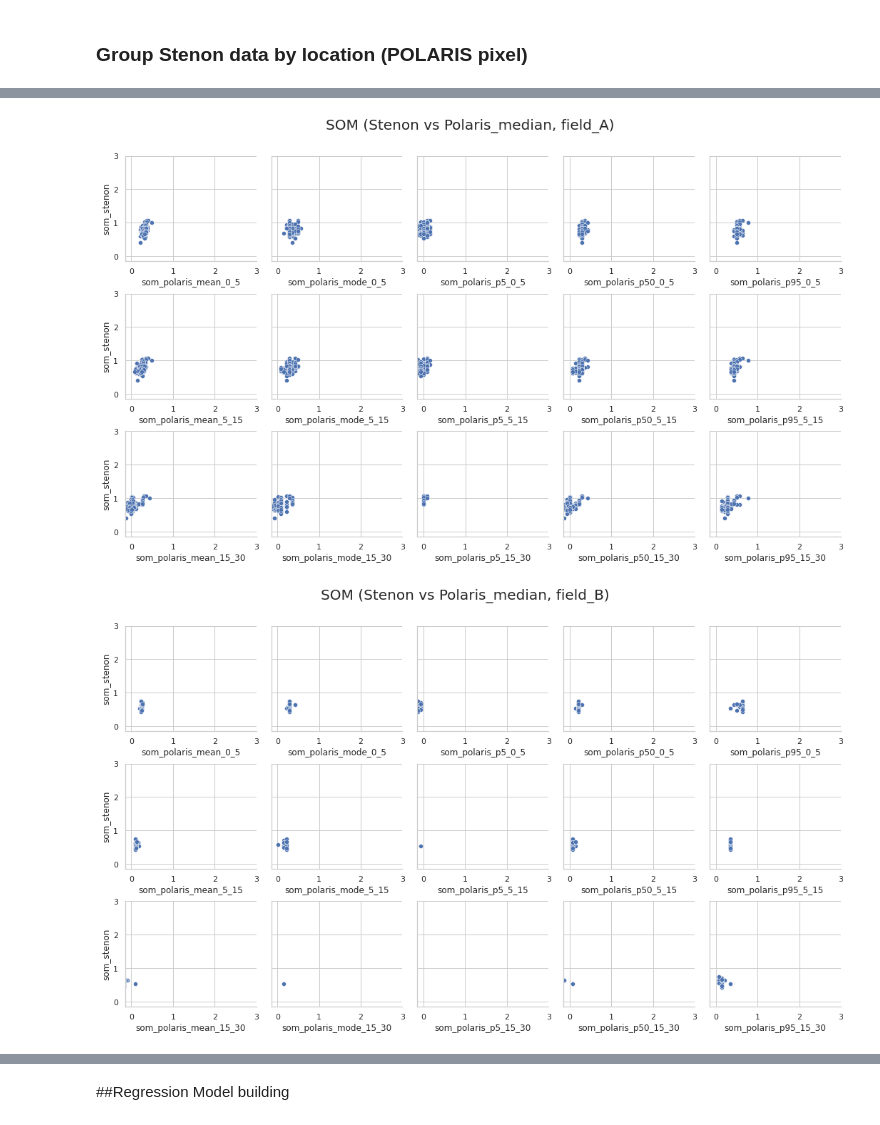
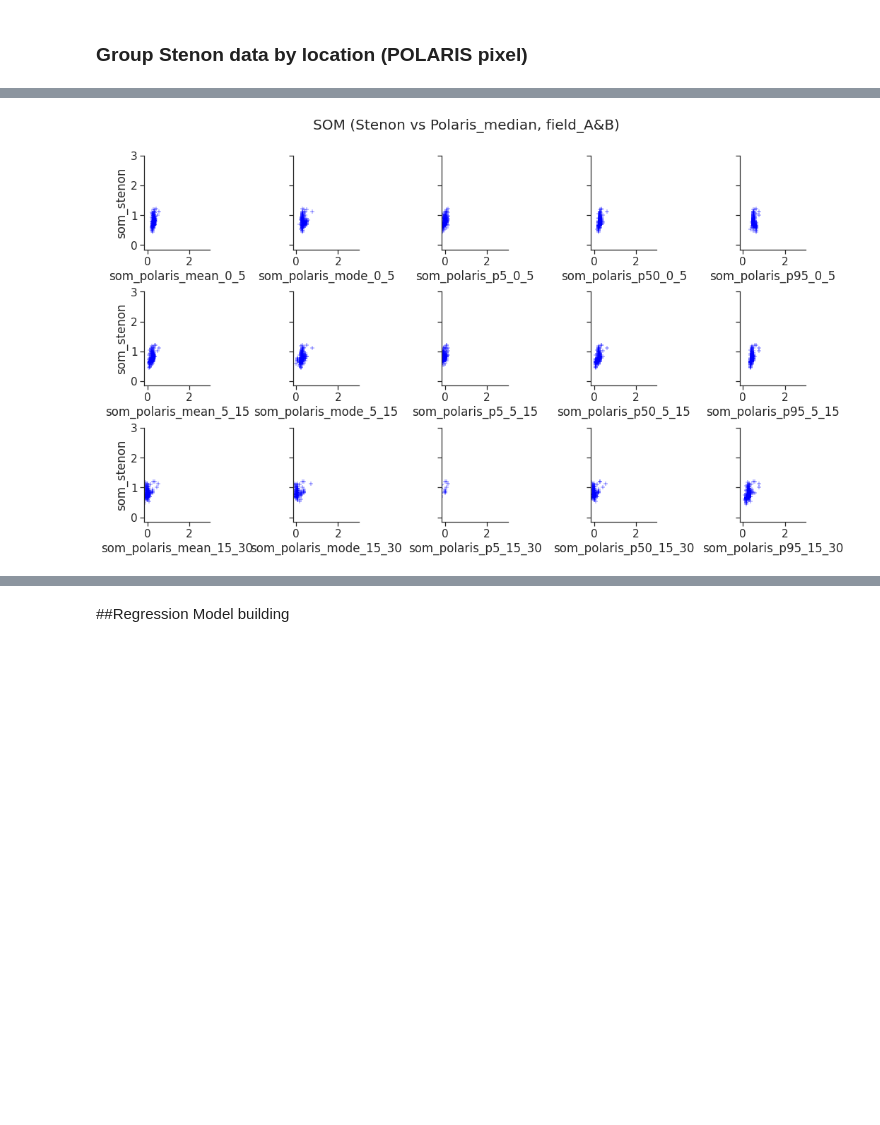
Before and after one commit to giangtr0912/challenge_geo, a Jupyter notebook: notebook/som.ipynb, the cells around one changed output, grey strips where cells are left out. Cells and saved outputs as stored; diff of their text form; code cells hidden in the pictures; blank space fills up the shorter version.

```diff
--- a/notebook/som.ipynb
+++ b/notebook/som.ipynb
@@ -788,7 +763,7 @@ def plot_stenon_polaris(df,
 
   g = sns.FacetGrid(pd.DataFrame(features_names), col=0, col_wrap=5, sharex=False)
   for ax, x_var in zip(g.axes, features_names):
-      sns.scatterplot(data=df, x=x_var, y=y_name, ax=ax)
+      sns.scatterplot(data=df, x=x_var, y=y_name, ax=ax, marker="+", color='blue')
   g.tight_layout()
 
   g.tight_layout()
@@ -807,10 +782,11 @@ def plot_stenon_polaris(df,
 
 features_names = df_data_with_polaris_data.columns[3:-1].tolist()
 
-# Plotting: all layers, 0_5, 5_15, 15_30
-df_field_A = df_data_with_polaris_data[df_data_with_polaris_data['location']== 'field_A']
-df_field_B = df_data_with_polaris_data[df_data_with_polaris_data['location']== 'field_B']
+# # Plotting: all layers, 0_5, 5_15, 15_30
+# df_field_A = df_data_with_polaris_data[df_data_with_polaris_data['location']== 'field_A']
+# df_field_B = df_data_with_polaris_data[df_data_with_polaris_data['location']== 'field_B']
+# plot_stenon_polaris(df_field_A, features_names=features_names, field_name = 'field_A', x_lim_max=1.5, y_lim_max=1.5)
+# plot_stenon_polaris(df_field_B, features_names=features_names, field_name = 'field_B', x_lim_max=1.5, y_lim_max=1.5)
 
-plot_stenon_polaris(df_field_A, features_names=features_names, field_name = 'field_A', x_lim_max=1.5, y_lim_max=1.5)
-plot_stenon_polaris(df_field_B, features_names=features_names, field_name = 'field_B', x_lim_max=1.5, y_lim_max=1.5)
+plot_stenon_polaris(df_data_with_polaris_data, features_names=features_names, field_name = 'field_A&B', x_lim_max=1.5, y_lim_max=1.5)
 # %% [output]
@@ -931,20 +905,25 @@ Estimated number of noise points: 0
 # %%
-# Field A
-df_field_A = df_with_group_by_location[df_with_group_by_location['location'] == 'field_A'].groupby(['group']).median()
-df_field_A['som_stenon'] = df_field_A[['som']].apply(compute_logData, axis=1)
-features_names = [col for col in df_field_A.columns.tolist() if 'som_polaris_' in col]
+# # Field A
+# df_field_A = df_with_group_by_location[df_with_group_by_location['location'] == 'field_A'].groupby(['group']).median()
+# df_field_A['som_stenon'] = df_field_A[['som']].apply(compute_logData, axis=1)
+# features_names = [col for col in df_field_A.columns.tolist() if 'som_polaris_' in col]
 
-# Field B
-df_field_B = df_with_group_by_location[df_with_group_by_location['location'] == 'field_B'].groupby(['group']).median()
-df_field_B['som_stenon'] = df_field_B[['som']].apply(compute_logData, axis=1)
-features_names = [col for col in df_field_B.columns.tolist() if 'som_polaris_' in col]
+# # Field B
+# df_field_B = df_with_group_by_location[df_with_group_by_location['location'] == 'field_B'].groupby(['group']).median()
+# df_field_B['som_stenon'] = df_field_B[['som']].apply(compute_logData, axis=1)
+# features_names = [col for col in df_field_B.columns.tolist() if 'som_polaris_' in col]
+
+# Field A&B
+df_field_AB = df_with_group_by_location.groupby(['group']).median()
+df_field_AB['som_stenon'] = df_field_AB[['som']].apply(compute_logData, axis=1)
+features_names = [col for col in df_field_AB.columns.tolist() if 'som_polaris_' in col]
 
 # Plotting: all layers, 0_5, 5_15, 15_30
-plot_stenon_polaris(df_field_A, features_names=features_names, field_name = 'field_A', x_lim_max=3, y_lim_max=3)
-plot_stenon_polaris(df_field_B, features_names=features_names, field_name = 'field_B', x_lim_max=3, y_lim_max=3)
+# plot_stenon_polaris(df_field_A, features_names=features_names, field_name = 'field_A', x_lim_max=3, y_lim_max=3)
+# plot_stenon_polaris(df_field_B, features_names=features_names, field_name = 'field_B', x_lim_max=3, y_lim_max=3)
+plot_stenon_polaris(df_field_AB, features_names=features_names, field_name = 'field_A&B', x_lim_max=3, y_lim_max=3)
 # %% [output]
-[figure, old version]
+[figure, new version]
-[figure, removed]
 # %%
 # Combine data from multiple-layers to generate 0_30 layer data
 new_features_names = []
```
Also changed, not shown: parts of 75 cells of this notebook.
